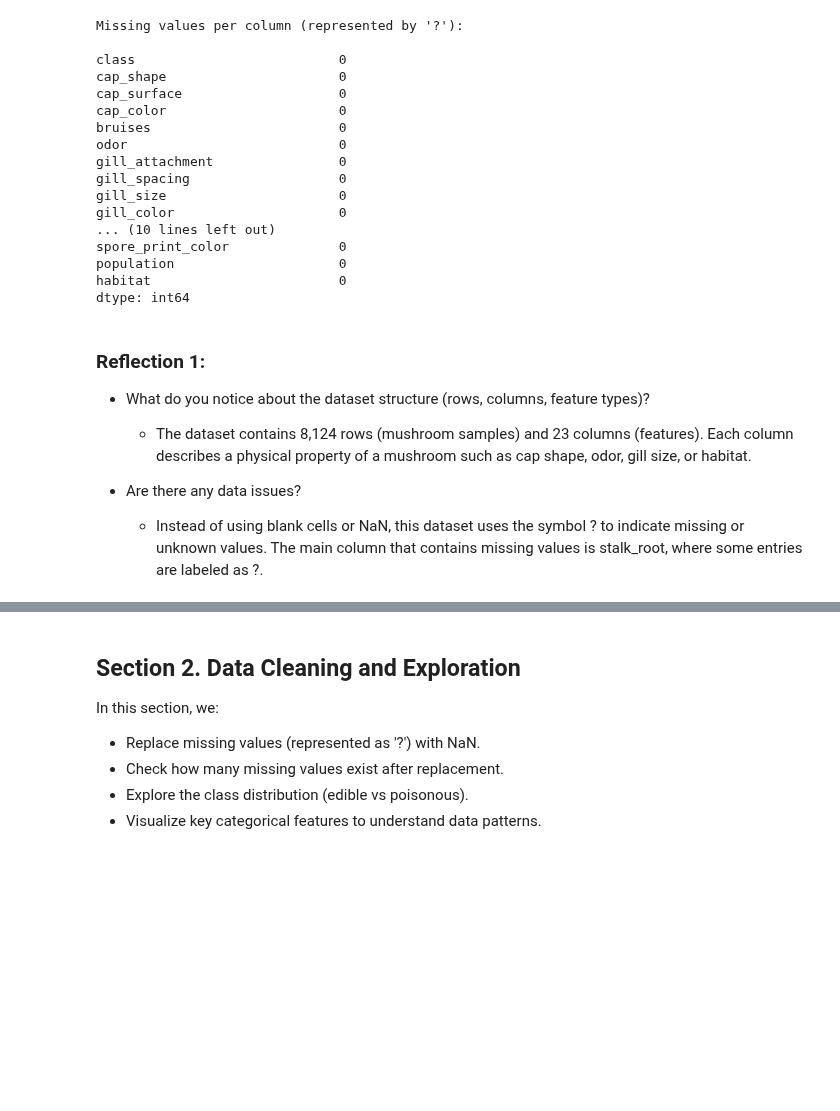
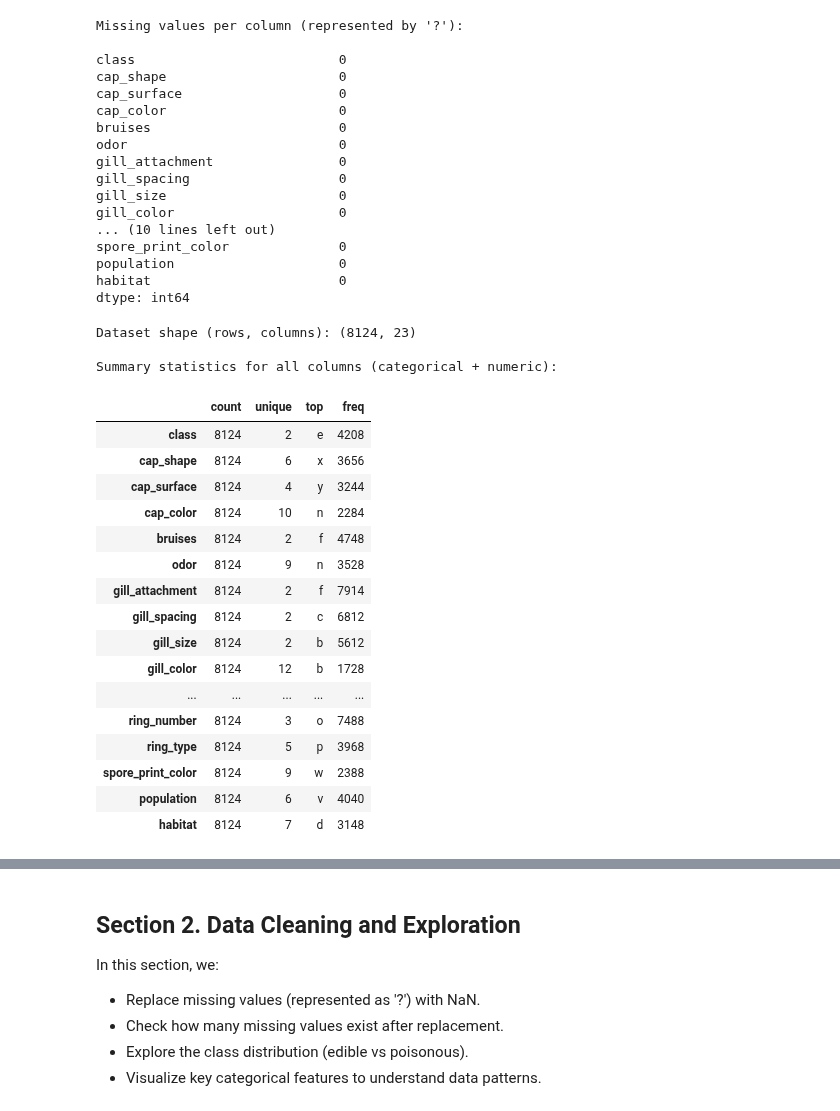
Before and after one commit to BethSpornitz/ml01, a Jupyter notebook: notebooks/midterm/classification_bethspornitz.ipynb, the cells around one changed output, grey strips where cells are left out. Cells and saved outputs as stored; diff of their text form; code cells hidden in the pictures; blank space fills up the shorter version.

```diff
--- a/notebooks/midterm/classification_bethspornitz.ipynb
+++ b/notebooks/midterm/classification_bethspornitz.ipynb
@@ -32,18 +34,37 @@ pd.set_option("display.max_columns", 100)
 # %% [markdown]
 ### 1.1 Load the dataset and display the first 10 rows
 # %%
-
 # Load the dataset (update path if using a different location or file name)
-df = pd.read_csv('C:\\Repos\\ml-bethspornitz\\notebooks\\midterm\\data\\agaricus-lepiota.data', header=None)
+df = pd.read_csv(
+    'C:\\Repos\\ml-bethspornitz\\notebooks\\midterm\\data\\agaricus-lepiota.data', header=None
+)
 
 
 # Assign column names from UCI documentation
 df.columns = [
-    'class', 'cap_shape', 'cap_surface', 'cap_color', 'bruises', 'odor',
-    'gill_attachment', 'gill_spacing', 'gill_size', 'gill_color',
-    'stalk_shape', 'stalk_root', 'stalk_surface_above_ring', 'stalk_surface_below_ring',
-    'stalk_color_above_ring', 'stalk_color_below_ring', 'veil_type', 'veil_color',
-    'ring_number', 'ring_type', 'spore_print_color', 'population', 'habitat'
+    'class',
+    'cap_shape',
+    'cap_surface',
+    'cap_color',
+    'bruises',
+    'odor',
+    'gill_attachment',
+    'gill_spacing',
+    'gill_size',
+    'gill_color',
+    'stalk_shape',
+    'stalk_root',
+    'stalk_surface_above_ring',
+    'stalk_surface_below_ring',
+    'stalk_color_above_ring',
+    'stalk_color_below_ring',
+    'veil_type',
+    'veil_color',
+    'ring_number',
+    'ring_type',
+    'spore_print_color',
+    'population',
+    'habitat',
 ]
 
 # Display first 10 rows
@@ -103,11 +124,29 @@ spore_print_color              0
 population                     0
 habitat                        0
 dtype: int64
-# %% [markdown]
-### Reflection 1:
-- What do you notice about the dataset structure (rows, columns, feature types)?
-  - The dataset contains 8,124 rows (mushroom samples) and 23 columns (features). Each column describes a physical property of a mushroom such as cap shape, odor, gill size, or habitat.
-
-- Are there any data issues?
-  - Instead of using blank cells or NaN, this dataset uses the symbol ? to indicate missing or unknown values.
-    The main column that contains missing values is stalk_root, where some entries are labeled as ?.
+# %%
+# 1.2 Display summary statistics (include='all' shows categorical stats too)
+print("Dataset shape (rows, columns):", df.shape)
+print("\nSummary statistics for all columns (categorical + numeric):")
+df.describe(include="all").T
+# %% [output]
+Dataset shape (rows, columns): (8124, 23)
+
+Summary statistics for all columns (categorical + numeric):
+|  | count | unique | top | freq |
+| class | 8124 | 2 | e | 4208 |
+| cap_shape | 8124 | 6 | x | 3656 |
+| cap_surface | 8124 | 4 | y | 3244 |
+| cap_color | 8124 | 10 | n | 2284 |
+| bruises | 8124 | 2 | f | 4748 |
+| odor | 8124 | 9 | n | 3528 |
+| gill_attachment | 8124 | 2 | f | 7914 |
+| gill_spacing | 8124 | 2 | c | 6812 |
+| gill_size | 8124 | 2 | b | 5612 |
+| gill_color | 8124 | 12 | b | 1728 |
+| ... | ... | ... | ... | ... |
+| ring_number | 8124 | 3 | o | 7488 |
+| ring_type | 8124 | 5 | p | 3968 |
+| spore_print_color | 8124 | 9 | w | 2388 |
+| population | 8124 | 6 | v | 4040 |
+| habitat | 8124 | 7 | d | 3148 |
```
Also changed, not shown: parts of 42 cells of this notebook, 7 other files.
